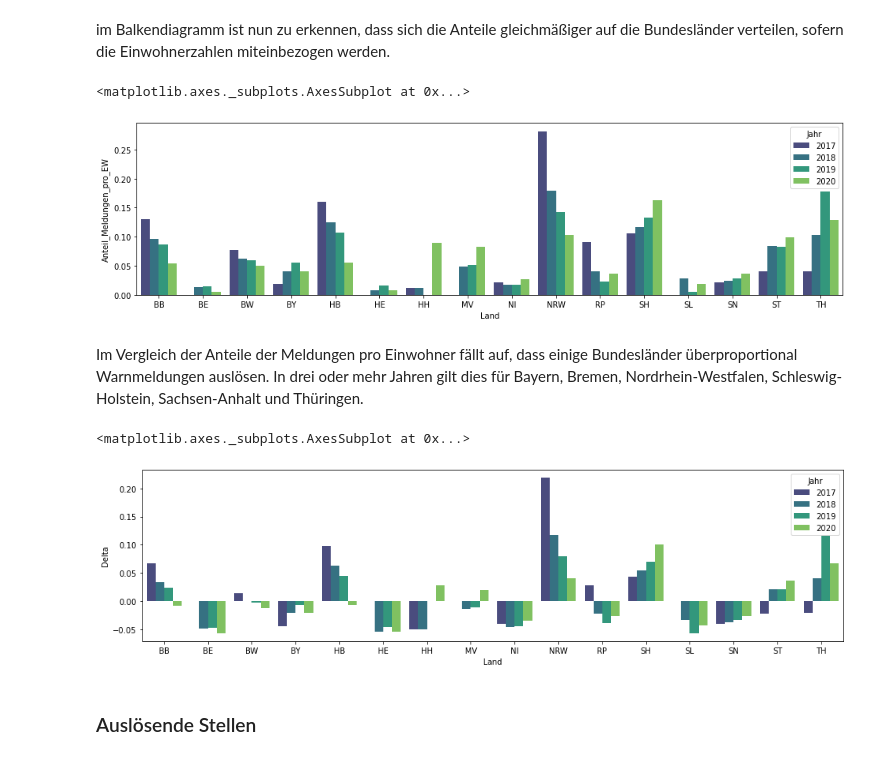
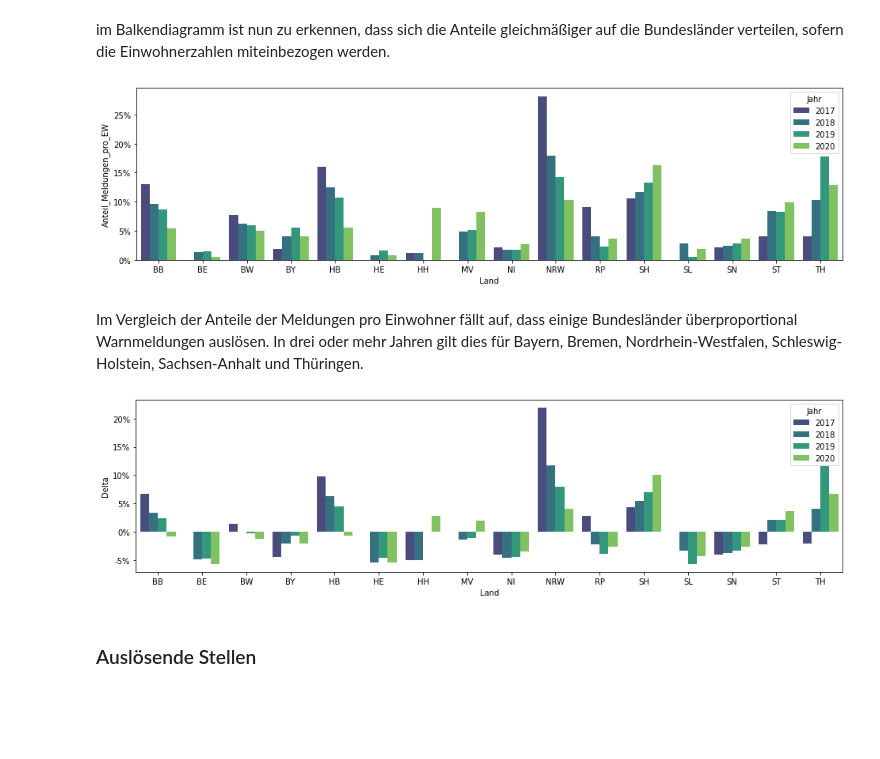
Before and after one commit to orSpec/MoWaS_NINA_Analyse_V2, a Jupyter notebook: analysis/Analyse_Meldungen.ipynb, the cells around one changed output. Saved outputs shown, nothing was run; the diff lists cells and outputs as text; code cells hidden in the pictures; blank space fills up the shorter version.

Commit message:
add yticks for a few diagrams

```diff
--- a/analysis/Analyse_Meldungen.ipynb
+++ b/analysis/Analyse_Meldungen.ipynb
@@ -292,19 +272,19 @@ l = plt.legend(loc='right',bbox_to_anchor=(0.5, 0.25, 0.6, 0.5))
 im Balkendiagramm ist nun zu erkennen, dass sich die Anteile gleichmäßiger auf die Bundesländer verteilen, sofern die Einwohnerzahlen miteinbezogen werden.
 # %%
 plt.figure(figsize=(16,4))
-sns.barplot(x="Land",y="Anteil_Meldungen_pro_EW",data=per_bundesland,hue="Jahr",palette="viridis",order=sorted(list(per_bundesland["Land"].unique())))
+g = sns.barplot(x="Land",y="Anteil_Meldungen_pro_EW",data=per_bundesland,hue="Jahr",palette="viridis",order=sorted(list(per_bundesland["Land"].unique())))
+y = g.set_yticklabels(['{:,.0%}'.format(x) for x in g.get_yticks()])
 # %% [output]
-<matplotlib.axes._subplots.AxesSubplot at 0x...>
 [figure]
 # %% [markdown]
 Im Vergleich der Anteile der Meldungen pro Einwohner fällt auf, dass einige Bundesländer überproportional Warnmeldungen auslösen. In drei oder mehr Jahren gilt dies für Bayern, Bremen, Nordrhein-Westfalen, Schleswig-Holstein, Sachsen-Anhalt und Thüringen.
 # %%
 per_bundesland["Delta"] = per_bundesland["Anteil_Meldungen_pro_EW"] - 1/per_bundesland["Land"].nunique()
 plt.figure(figsize=(16,4))
-sns.barplot(x="Land",y="Delta",data=per_bundesland,hue="Jahr",palette="viridis",order=sorted(list(per_bundesland["Land"].unique())))
+g = sns.barplot(x="Land",y="Delta",data=per_bundesland,hue="Jahr",palette="viridis",order=sorted(list(per_bundesland["Land"].unique())))
+y = g.set_yticklabels(['{:,.0%}'.format(x) for x in g.get_yticks()])
 # %% [output]
-<matplotlib.axes._subplots.AxesSubplot at 0x...>
-[figure, old version]
+[figure, new version]
 # %% [markdown]
 ### Auslösende Stellen
 # %% [markdown]
```
Also changed, not shown: parts of 5 cells of this notebook.
